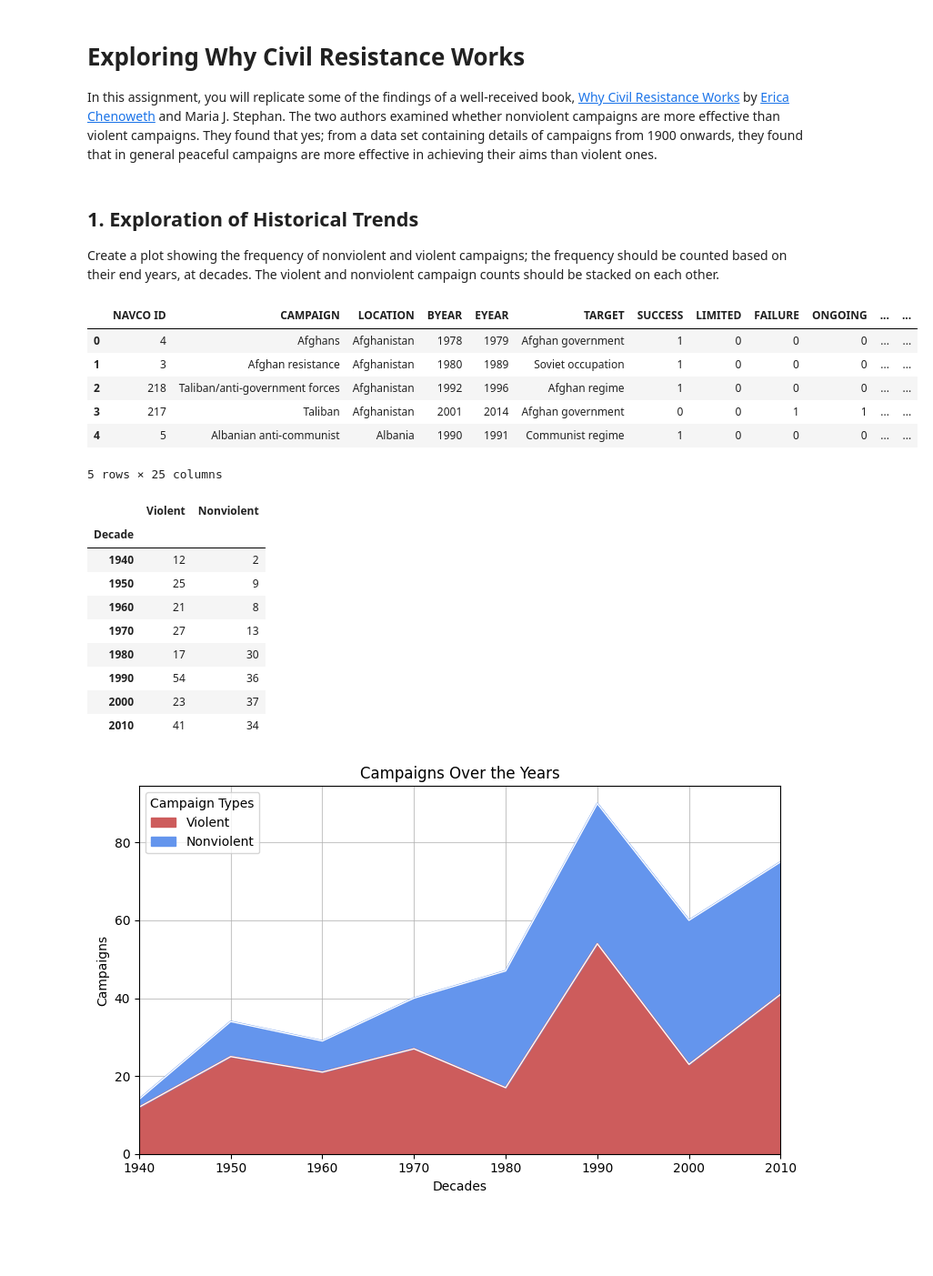
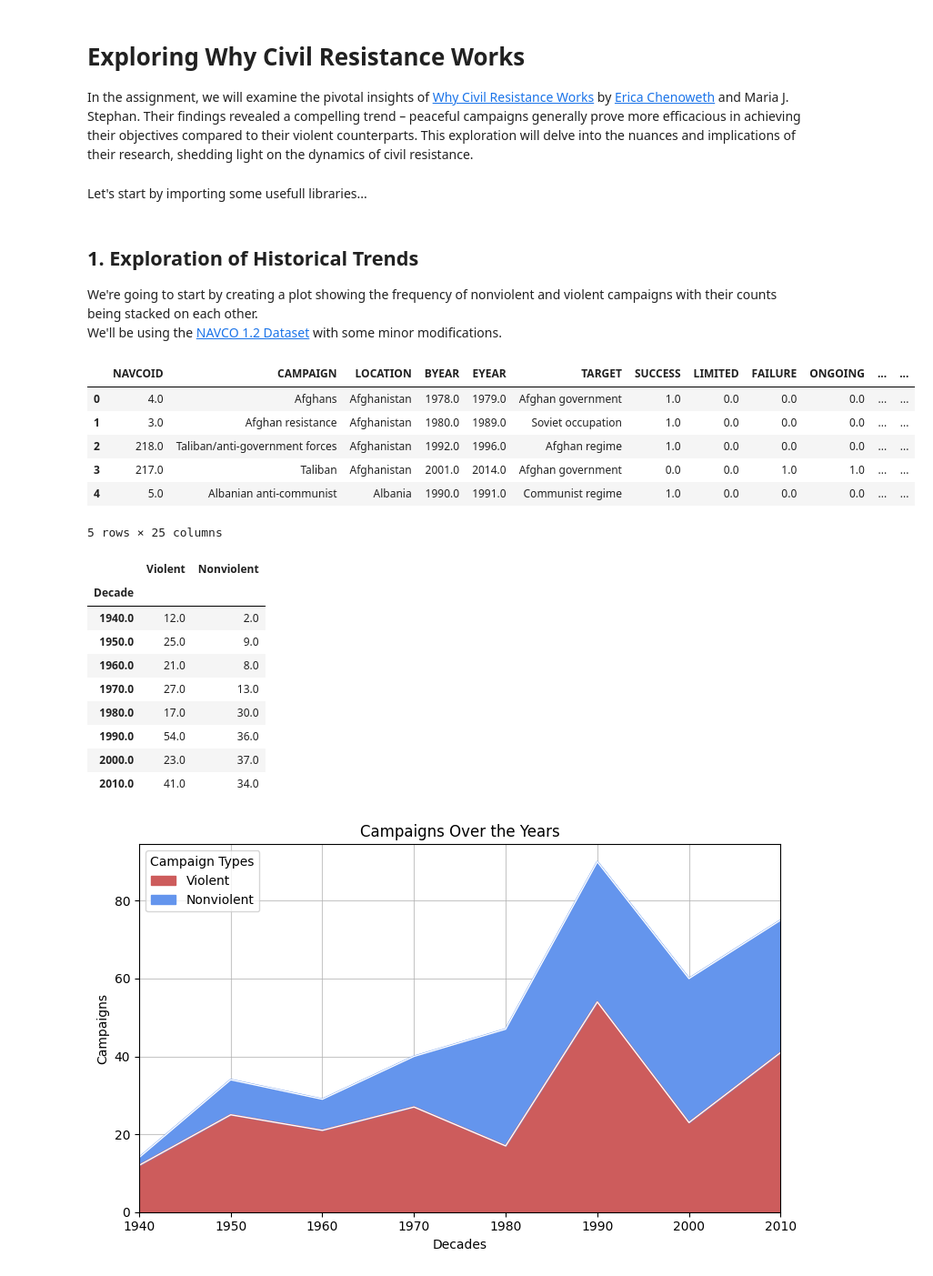
Before and after one commit to evgepab/Exporing-Why-Civil-Resistance-Works, a Jupyter notebook: wcrw.ipynb, the cells around one changed output. Shown at 91% size. Cells and saved outputs as stored; diff of their text form; code cells hidden in the pictures; blank space fills up the shorter version.

```diff
--- a/wcrw.ipynb
+++ b/wcrw.ipynb
@@ -1,5 +1,7 @@
 # %% [markdown]
 # Exploring Why Civil Resistance Works
 
-In this assignment, you will replicate some of the findings of a well-received book, [Why Civil Resistance Works](https://www.ericachenoweth.com/research/wcrw) by [Erica Chenoweth](https://www.ericachenoweth.com/) and Maria J. Stephan. The two authors examined whether nonviolent campaigns are more effective than violent campaigns. They found that yes; from a data set containing details of campaigns from 1900 onwards, they found that in general peaceful campaigns are more effective in achieving their aims than violent ones.
+In the assignment, we will examine the pivotal insights of [Why Civil Resistance Works](https://www.ericachenoweth.com/research/wcrw) by [Erica Chenoweth](https://www.ericachenoweth.com/) and Maria J. Stephan. Their findings revealed a compelling trend – peaceful campaigns generally prove more efficacious in achieving their objectives compared to their violent counterparts. This exploration will delve into the nuances and implications of their research, shedding light on the dynamics of civil resistance.
+# %% [markdown]
+Let's start by importing some usefull libraries...
 # %%
@@ -9,21 +14,24 @@ import matplotlib.pyplot as plt
 # %% [markdown]
 ## 1. Exploration of Historical Trends
 
-Create a plot showing the frequency of nonviolent and violent campaigns; the frequency should be counted based on their end years, at decades. The violent and nonviolent campaign counts should be stacked on each other.
+We're going to start by creating a plot showing the frequency of nonviolent and violent campaigns with their counts being stacked on each other.
+We'll be using the [NAVCO 1.2 Dataset](https://dataverse.harvard.edu/dataset.xhtml?persistentId=doi:10.7910/DVN/0UZOTX) with some minor modifications.
 # %%
-navco = pd.read_csv('NAVCO 1.2 Updated.csv')
+navco = pd.read_table('NAVCO 1.2 Updated.tab')
+# remove rows with all NaNs
+navco = navco.dropna(how='all')
 navco.head()
 # %% [output]
-|  | NAVCO ID | CAMPAIGN | LOCATION | BYEAR | EYEAR | TARGET | SUCCESS | LIMITED | FAILURE | ONGOING | ... | ... |
-| 0 | 4 | Afghans | Afghanistan | 1978 | 1979 | Afghan government | 1 | 0 | 0 | 0 | ... | ... |
-| 1 | 3 | Afghan resistance | Afghanistan | 1980 | 1989 | Soviet occupation | 1 | 0 | 0 | 0 | ... | ... |
-| 2 | 218 | Taliban/anti-government forces | Afghanistan | 1992 | 1996 | Afghan regime | 1 | 0 | 0 | 0 | ... | ... |
-| 3 | 217 | Taliban | Afghanistan | 2001 | 2014 | Afghan government | 0 | 0 | 1 | 1 | ... | ... |
-| 4 | 5 | Albanian anti-communist | Albania | 1990 | 1991 | Communist regime | 1 | 0 | 0 | 0 | ... | ... |
+|  | NAVCOID | CAMPAIGN | LOCATION | BYEAR | EYEAR | TARGET | SUCCESS | LIMITED | FAILURE | ONGOING | ... | ... |
+| 0 | 4.0 | Afghans | Afghanistan | 1978.0 | 1979.0 | Afghan government | 1.0 | 0.0 | 0.0 | 0.0 | ... | ... |
+| 1 | 3.0 | Afghan resistance | Afghanistan | 1980.0 | 1989.0 | Soviet occupation | 1.0 | 0.0 | 0.0 | 0.0 | ... | ... |
+| 2 | 218.0 | Taliban/anti-government forces | Afghanistan | 1992.0 | 1996.0 | Afghan regime | 1.0 | 0.0 | 0.0 | 0.0 | ... | ... |
+| 3 | 217.0 | Taliban | Afghanistan | 2001.0 | 2014.0 | Afghan government | 0.0 | 0.0 | 1.0 | 1.0 | ... | ... |
+| 4 | 5.0 | Albanian anti-communist | Albania | 1990.0 | 1991.0 | Communist regime | 1.0 | 0.0 | 0.0 | 0.0 | ... | ... |
 5 rows × 25 columns
 # %%
 campaigns_by_years = navco[['EYEAR', 'VIOL', 'NONVIOL']]
-campaigns_by_years.loc[:,'EYEAR'] = campaigns_by_years['EYEAR'] // 10 * 10
+campaigns_by_years.loc[:,'EYEAR'] = campaigns_by_years['EYEAR'] // 10 * 10 # round to nearest decade
 campaigns_by_years = campaigns_by_years.sort_values(by='EYEAR', ascending=True).groupby('EYEAR')[['VIOL', 'NONVIOL']].sum().reset_index()
 campaigns_by_years.columns = ['Decade', 'Violent', 'Nonviolent']
 campaigns_by_years.set_index('Decade', inplace=True)
@@ -31,14 +39,14 @@ campaigns_by_years
 # %% [output]
 |  | Violent | Nonviolent |
 | Decade |  |  |
-| 1940 | 12 | 2 |
-| 1950 | 25 | 9 |
-| 1960 | 21 | 8 |
-| 1970 | 27 | 13 |
-| 1980 | 17 | 30 |
-| 1990 | 54 | 36 |
-| 2000 | 23 | 37 |
-| 2010 | 41 | 34 |
+| 1940.0 | 12.0 | 2.0 |
+| 1950.0 | 25.0 | 9.0 |
+| 1960.0 | 21.0 | 8.0 |
+| 1970.0 | 27.0 | 13.0 |
+| 1980.0 | 17.0 | 30.0 |
+| 1990.0 | 54.0 | 36.0 |
+| 2000.0 | 23.0 | 37.0 |
+| 2010.0 | 41.0 | 34.0 |
 # %%
 ax = campaigns_by_years.plot.area(figsize=(8, 5), color=['indianred', 'cornflowerblue'])
 
```
Also changed, not shown: parts of 64 cells of this notebook, 4 other files.
